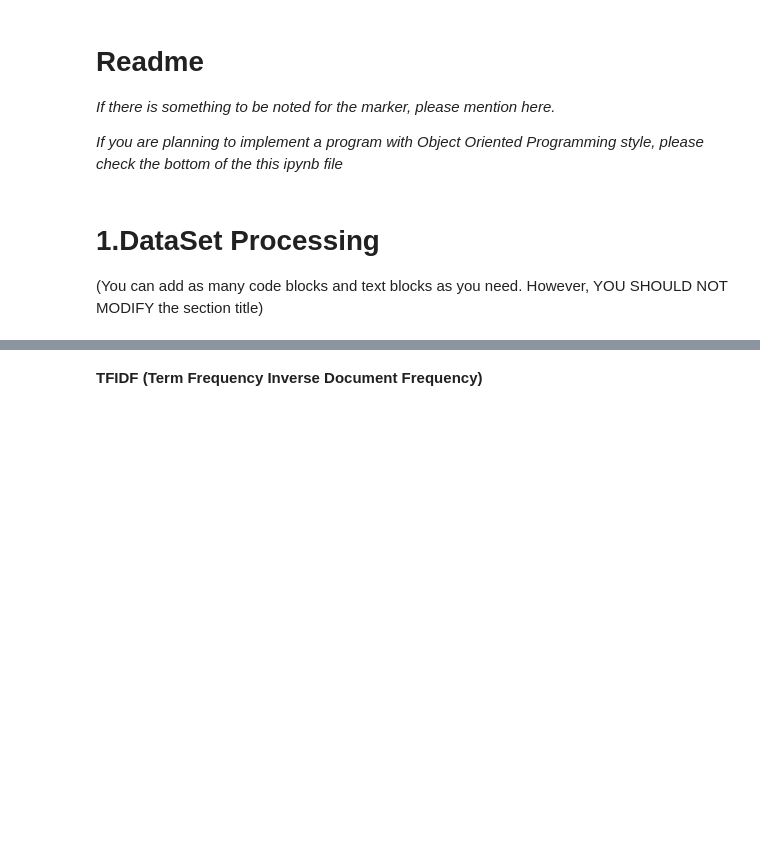
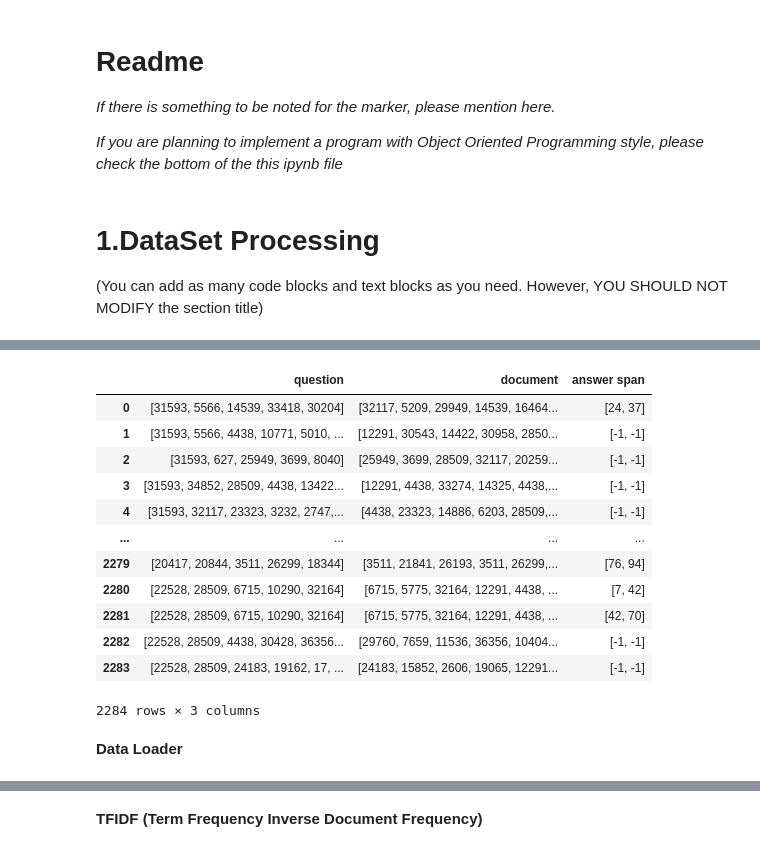
Before and after one commit to nandopants/CITS4012-WIKIQA, a Jupyter notebook: 22703003_23651171_21554333_CITS4012_Assignment_2023.ipynb, the cells around one changed output, grey strips where cells are left out. Cells and saved outputs as stored; diff of their text form; code cells hidden in the pictures; blank space fills up the shorter version.

Commit message:
overhaul data processing

```diff
--- a/22703003_23651171_21554333_CITS4012_Assignment_2023.ipynb
+++ b/22703003_23651171_21554333_CITS4012_Assignment_2023.ipynb
@@ -22,0 +128,14 @@ from nltk import word_tokenize
+# %%
+def encode(tokens, word2index):
+    '''
+    Converts tokens into respective idsby mapping ach words using word2index.
+
+    tokens: list of tokens
+    word2index: word to index mapping
+
+    returns: list of mapped indexes
+    '''
+
+    ids = [word2index[word] for word in tokens]
+
+    return ids
@@ -44,8 +165,14 @@ def wrangle_data(df):
     # Iterate through questions dataframe to form the Questions data
     for row in unique_questions:
 
+        # Remove punctuation (except apostrophes for contraction removal)
+        cleaned_row = re.sub(r'[^\w\s\']','', row)
+
+        # Replace contracted words
+        cleaned_row = replace_contractions(cleaned_row)
+
         # Tokenise the question
-        question_tokens = word_tokenize(row.lower())
+        question_tokens = word_tokenize(cleaned_row.lower())
 
         # Append the question to the list of questions
         questions.append(question_tokens)
@@ -66,8 +193,14 @@ def wrangle_data(df):
             documents.append(current_doc_pairs)
             current_doc_pairs = []
 
+        # Replace contracted words
+        cleaned_row = replace_contractions(row['Sentence'])
+
+        # Remove punctuation
+        cleaned_row = re.sub(r'[^\w\s]','', cleaned_row)
+
         # Tokenise the current row's sentence
-        sent_tokens = word_tokenize(row['Sentence'].lower())
+        sent_tokens = word_tokenize(cleaned_row.lower())
 
         # Assign token types according to 'Label' field (1 means the corresponding sentence
         # is the answer/one of the answers)
@@ -116,0 +363,18 @@ train_documents
+# %%
+wrangled_train_data
+# %% [output]
+|  | question | document | answer span |
+| 0 | [31593, 5566, 14539, 33418, 30204] | [32117, 5209, 29949, 14539, 16464... | [24, 37] |
+| 1 | [31593, 5566, 4438, 10771, 5010, ... | [12291, 30543, 14422, 30958, 2850... | [-1, -1] |
+| 2 | [31593, 627, 25949, 3699, 8040] | [25949, 3699, 28509, 32117, 20259... | [-1, -1] |
+| 3 | [31593, 34852, 28509, 4438, 13422... | [12291, 4438, 33274, 14325, 4438,... | [-1, -1] |
+| 4 | [31593, 32117, 23323, 3232, 2747,... | [4438, 23323, 14886, 6203, 28509,... | [-1, -1] |
+| ... | ... | ... | ... |
+| 2279 | [20417, 20844, 3511, 26299, 18344] | [3511, 21841, 26193, 3511, 26299,... | [76, 94] |
+| 2280 | [22528, 28509, 6715, 10290, 32164] | [6715, 5775, 32164, 12291, 4438, ... | [7, 42] |
+| 2281 | [22528, 28509, 6715, 10290, 32164] | [6715, 5775, 32164, 12291, 4438, ... | [42, 70] |
+| 2282 | [22528, 28509, 4438, 30428, 36356... | [29760, 7659, 11536, 36356, 10404... | [-1, -1] |
+| 2283 | [22528, 28509, 24183, 19162, 17, ... | [24183, 15852, 2606, 19065, 12291... | [-1, -1] |
+2284 rows × 3 columns
+# %% [markdown]
+**Data Loader**
```
Also changed, not shown: parts of 39 cells of this notebook, 1 other file.
